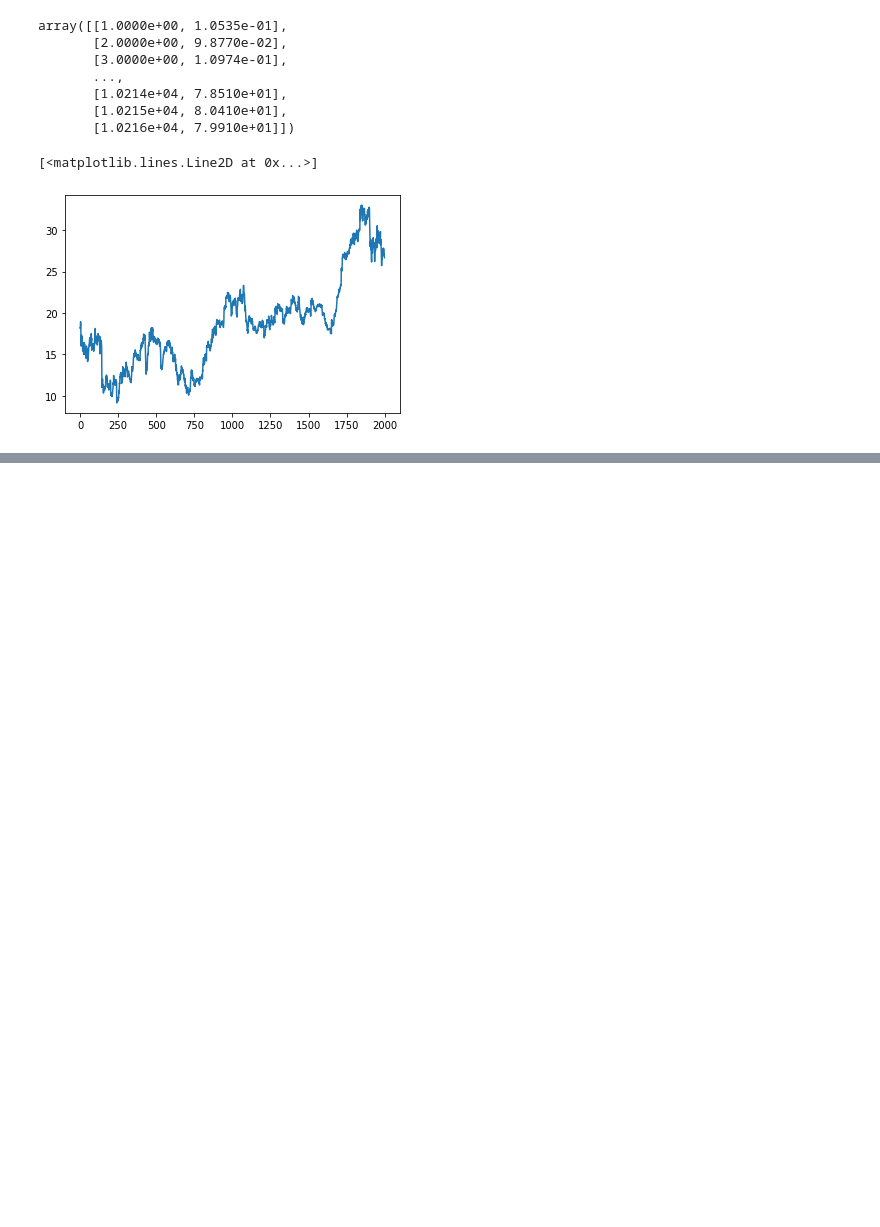
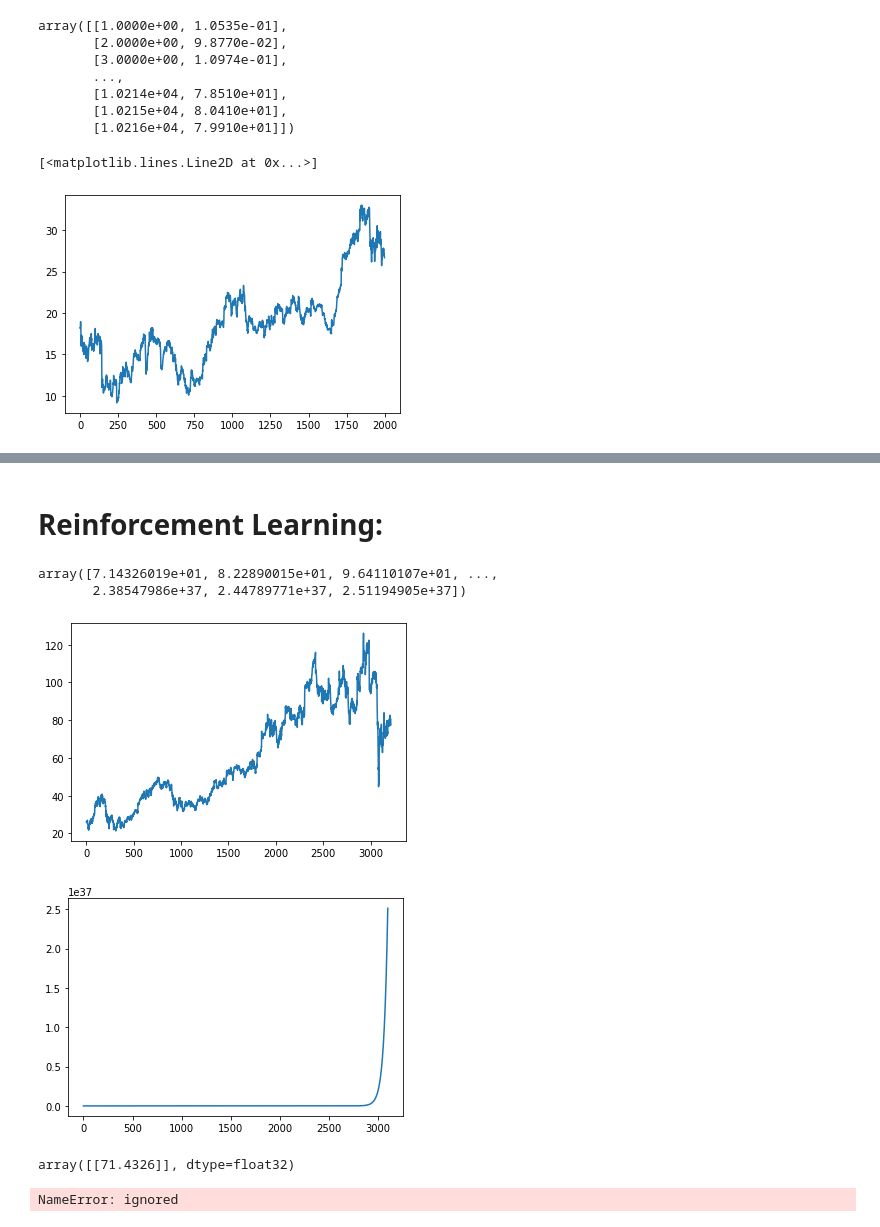
Before and after one commit to venkat2ram/Keras-and-Tensorflow, a Jupyter notebook: Gold_price_Tme_Series.ipynb, the cells around one changed output, grey strips where cells are left out. Cells and saved outputs as stored; diff of their text form; code cells hidden in the pictures; blank space fills up the shorter version.

```diff
--- a/Gold_price_Tme_Series.ipynb
+++ b/Gold_price_Tme_Series.ipynb
@@ -122,0 +136,2 @@ plt.show()
+# %% [markdown]
+# Reinforcement Learning:
@@ -122,0 +140,30 @@ plt.show()
+# %%
+initial_data=data_np[7000-window_size:7000,1]
+rein_data=initial_data
+pred_rein=np.zeros(3100,dtype=float)
+for i in range(0,3100):
+  rein_forecast=model_forecast(model,rein_data,window_size)
+  rein_data=np.append(rein_data[1:],rein_forecast)
+  pred_rein[i]=rein_forecast
+# %%
+pred_rein
+# %% [output]
+array([7.14326019e+01, 8.22890015e+01, 9.64110107e+01, ...,
+       2.38547986e+37, 2.44789771e+37, 2.51194905e+37])
+# %%
+plt.clf()
+plt.plot(data_np[7000:-1,1])
+plt.show()
+plt.plot(pred_rein)
+plt.show()
+# %% [output]
+[figure, added]
+[figure, added]
+# %%
+model_forecast(model,initial_data,window_size)
+# %% [output]
+array([[71.4326]], dtype=float32)
+# %%
+ini
+# %% [output]
+NameError: ignored
```
Also changed, not shown: parts of 7 cells of this notebook.
